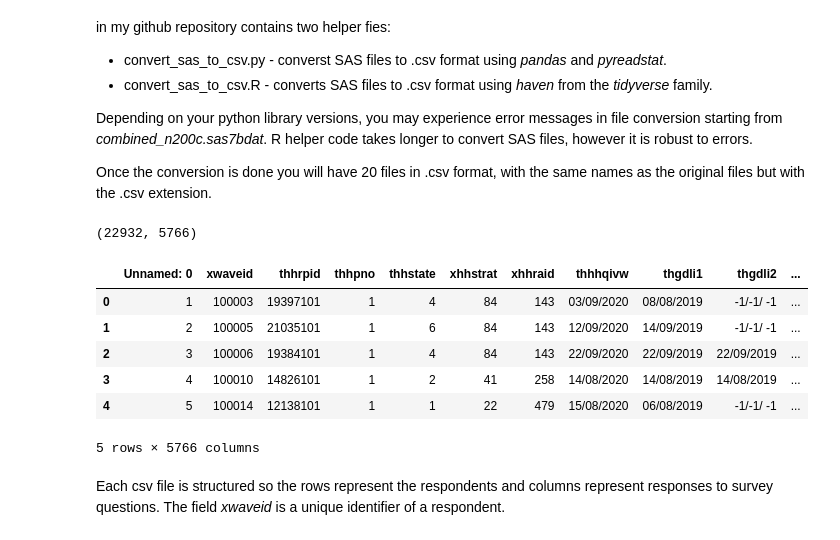
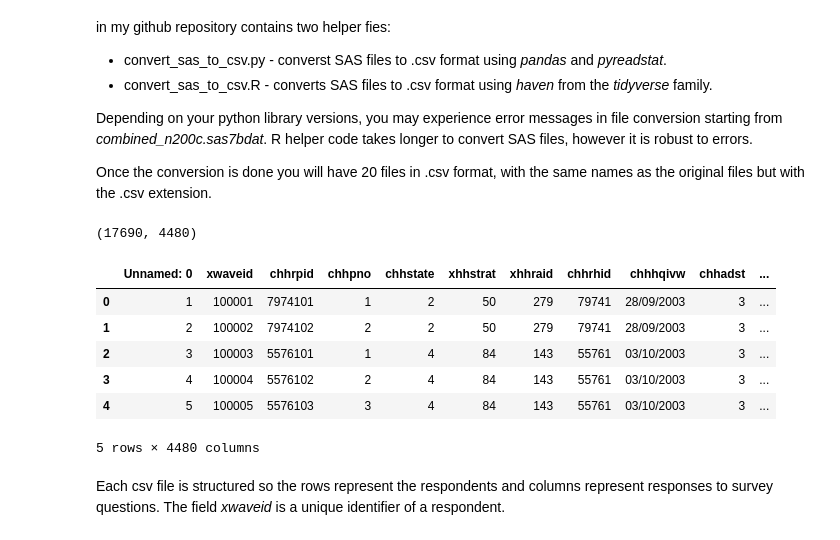
Before and after one commit to amonteagle/hilda-retirement, a Jupyter notebook: notebooks/hilda_dataset.ipynb, the cells around one changed output. Drawn from its saved outputs; the diff is of its cells as text; code cells hidden in the pictures.

```diff
--- a/notebooks/hilda_dataset.ipynb
+++ b/notebooks/hilda_dataset.ipynb
@@ -50,23 +50,23 @@ import numpy as np
 # %%
 # Folder where you store hilda csv files
 folder_path = "../data/raw_csv/"
 
 # Sample file
-filename = "combined_t200c.csv"
+filename = "combined_c200c.csv"
 
 # Read in the sample file
 df = pd.read_csv(folder_path + filename, low_memory=False)
 print(df.shape)
 display(df.head())
 # %% [output]
-(22932, 5766)
+(17690, 4480)
-|  | Unnamed: 0 | xwaveid | thhrpid | thhpno | thhstate | xhhstrat | xhhraid | thhhqivw | thgdli1 | thgdli2 | ... |
-| 0 | 1 | 100003 | 19397101 | 1 | 4 | 84 | 143 | 03/09/2020 | 08/08/2019 | -1/-1/ -1 | ... |
-| 1 | 2 | 100005 | 21035101 | 1 | 6 | 84 | 143 | 12/09/2020 | 14/09/2019 | -1/-1/ -1 | ... |
-| 2 | 3 | 100006 | 19384101 | 1 | 4 | 84 | 143 | 22/09/2020 | 22/09/2019 | 22/09/2019 | ... |
-| 3 | 4 | 100010 | 14826101 | 1 | 2 | 41 | 258 | 14/08/2020 | 14/08/2019 | 14/08/2019 | ... |
-| 4 | 5 | 100014 | 12138101 | 1 | 1 | 22 | 479 | 15/08/2020 | 06/08/2019 | -1/-1/ -1 | ... |
+|  | Unnamed: 0 | xwaveid | chhrpid | chhpno | chhstate | xhhstrat | xhhraid | chhrhid | chhhqivw | chhadst | ... |
+| 0 | 1 | 100001 | 7974101 | 1 | 2 | 50 | 279 | 79741 | 28/09/2003 | 3 | ... |
+| 1 | 2 | 100002 | 7974102 | 2 | 2 | 50 | 279 | 79741 | 28/09/2003 | 3 | ... |
+| 2 | 3 | 100003 | 5576101 | 1 | 4 | 84 | 143 | 55761 | 03/10/2003 | 3 | ... |
+| 3 | 4 | 100004 | 5576102 | 2 | 4 | 84 | 143 | 55761 | 03/10/2003 | 3 | ... |
+| 4 | 5 | 100005 | 5576103 | 3 | 4 | 84 | 143 | 55761 | 03/10/2003 | 3 | ... |
-5 rows × 5766 columns
+5 rows × 4480 columns
 # %% [markdown]
 Each csv file is structured so the rows represent the respondents and columns represent responses to survey questions. The field *xwaveid* is a unique identifier of a respondent.
 # %% [markdown]
```
Also changed, not shown: parts of 71 cells of this notebook.
